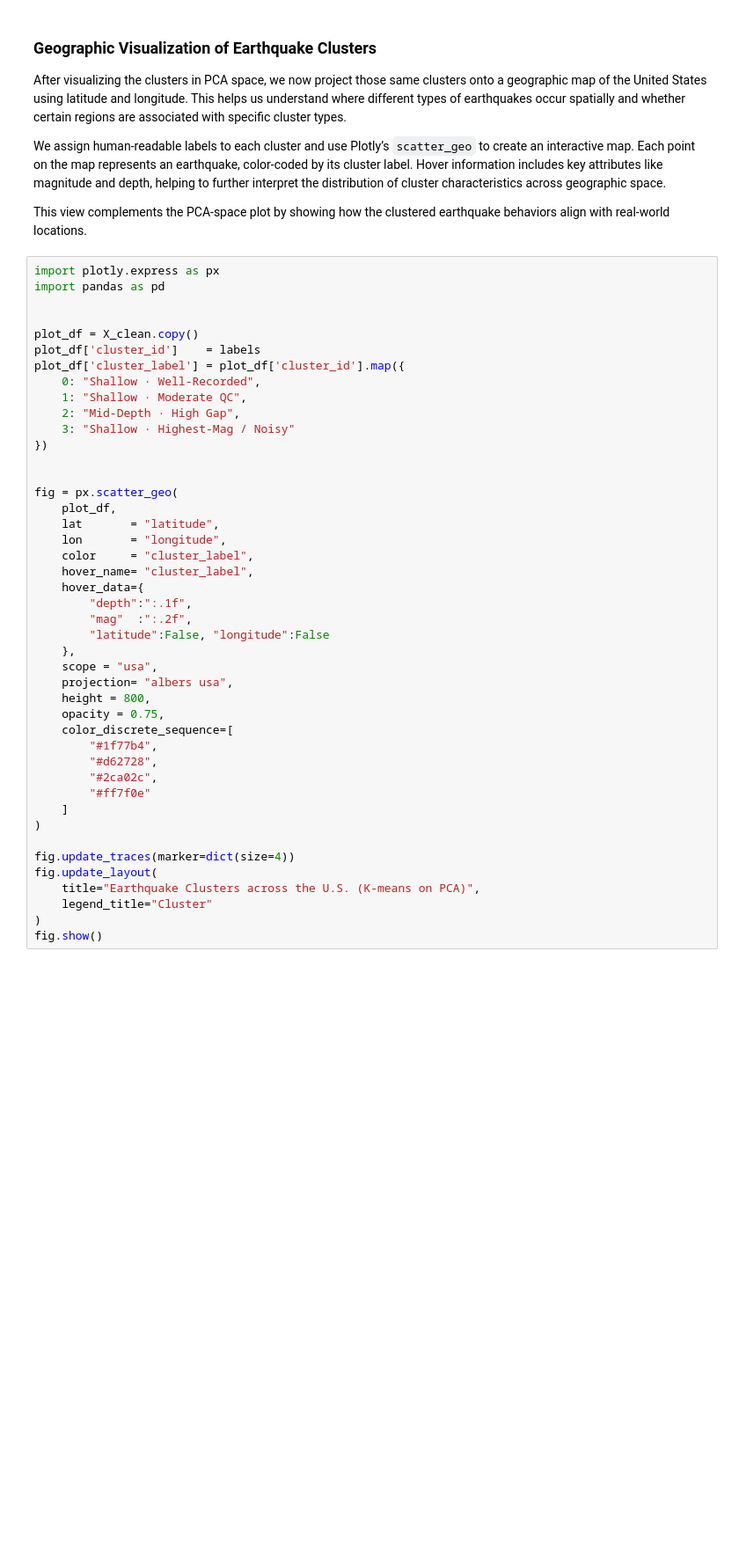
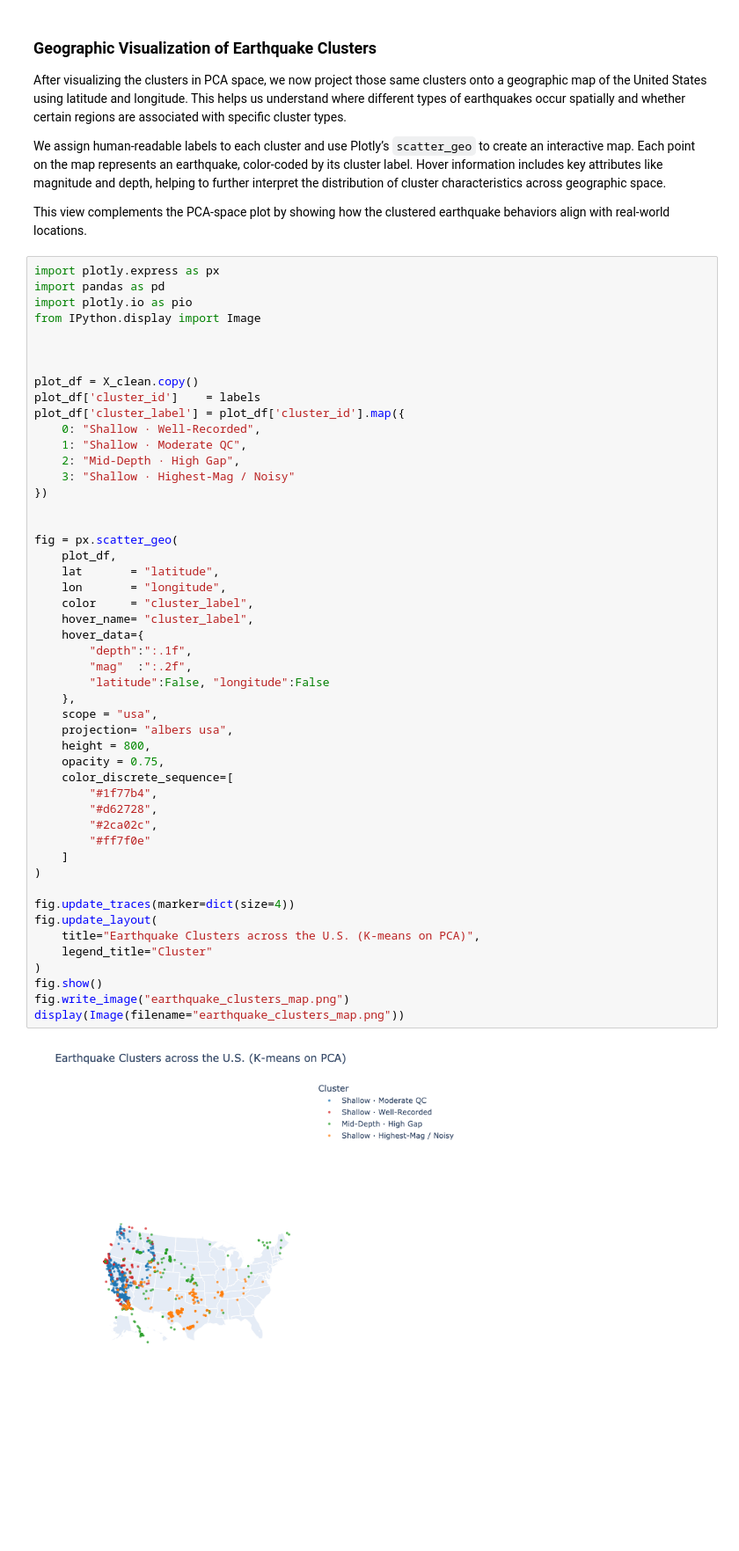
Before and after one commit to ritesh3280/CMSC320_Final_Project, a Jupyter notebook: final_latest.ipynb, the cells around one changed output. Shown at 88% size. Cells and saved outputs as stored; diff of their text form; blank space fills up the shorter version.

```diff
--- a/final_latest.ipynb
+++ b/final_latest.ipynb
@@ -855,6 +855,9 @@ This view complements the PCA-space plot by showing how the clustered earthquake
 # %%
 import plotly.express as px
 import pandas as pd
+import plotly.io as pio
+from IPython.display import Image
+
 
 
 plot_df = X_clean.copy()
@@ -869,33 +872,37 @@ plot_df['cluster_label'] = plot_df['cluster_id'].map({
 
 fig = px.scatter_geo(
     plot_df,
     lat       = "latitude",
     lon       = "longitude",
     color     = "cluster_label",
     hover_name= "cluster_label",
     hover_data={
         "depth":":.1f",
         "mag"  :":.2f",
         "latitude":False, "longitude":False
     },
     scope = "usa",
     projection= "albers usa",
     height = 800,
     opacity = 0.75,
     color_discrete_sequence=[
         "#1f77b4",
         "#d62728",
         "#2ca02c",
         "#ff7f0e"
     ]
 )
 
 fig.update_traces(marker=dict(size=4))
 fig.update_layout(
     title="Earthquake Clusters across the U.S. (K-means on PCA)",
     legend_title="Cluster"
 )
 fig.show()
+fig.write_image("earthquake_clusters_map.png")
+display(Image(filename="earthquake_clusters_map.png"))
+# %% [output]
+[figure, added]
 # %% [markdown]
 #### Interpretation
 
```
Also changed, not shown: parts of 3 cells of this notebook.
